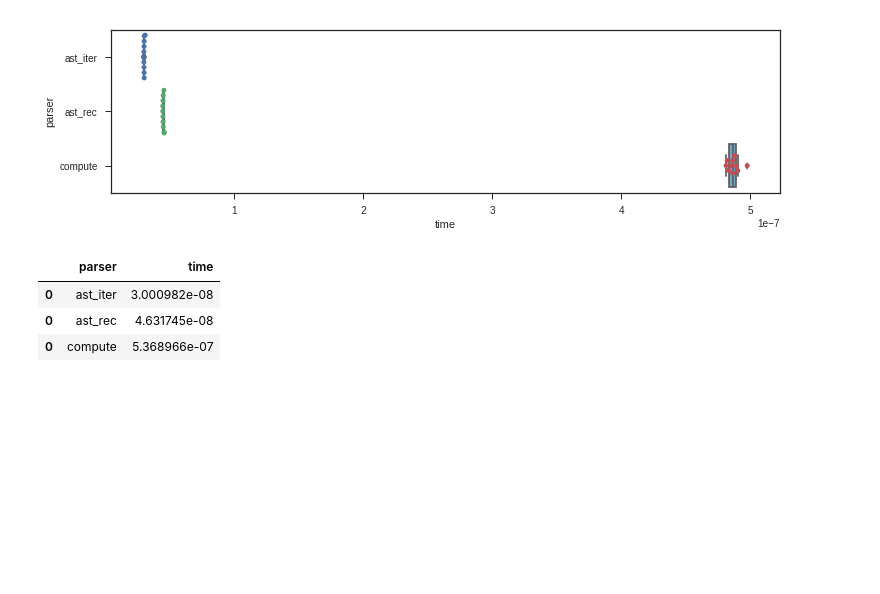
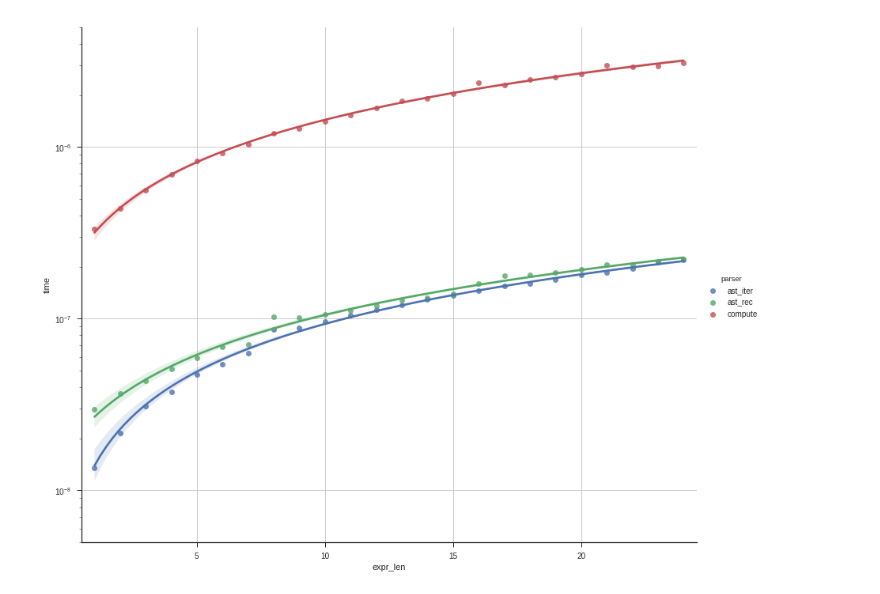
Before and after one commit to VictorDenisov/calc, a Jupyter notebook: benchmark.ipynb, the cells around one changed output. Saved outputs shown, nothing was run; the diff lists cells and outputs as text; code cells hidden in the pictures; blank space fills up the shorter version.

Commit message:
Switch to graphs by expression length instead

```diff
--- a/benchmark.ipynb
+++ b/benchmark.ipynb
@@ -2,38 +2,33 @@
 import subprocess
 import time
 
-def run_once(parser, iter_num=10000000):
+def run_once(parser, *, iter_num=10000000, expr='2+2*x'):
     start_time = time.monotonic()
-    subprocess.run(['./main', '-p', parser, '-n', str(iter_num), '-x', '4', '2+2*x'])
+    subprocess.run(['./main', '-p', parser, '-n', str(iter_num), '-x', '4', expr])
     end_time = time.monotonic()
     return (end_time - start_time) / iter_num
 # %%
 dp = {}
 for parser in ['compute', 'ast_rec', 'ast_iter']:
     dp[parser] = d = []
-    for i in range(10):
-        d.append({'time': run_once(parser)})
+    for expr_len in range(1, 25):
+        d.append({'time': run_once(parser, expr='+'.join(['2'] * expr_len)), 'expr_len': expr_len})
 # %%
 import pandas
 df = pandas.concat({parser: pandas.io.json.json_normalize(d) for parser, d in dp.items()})
 df.reset_index(level=0, inplace=True)
 df.rename(columns={'level_0': 'parser'}, inplace=True)
-# %%
-import seaborn
-from matplotlib import pyplot
-import numpy
-f, ax = pyplot.subplots(figsize=(12, len(dp)))
-#ax.set_xscale("log")
-seaborn.set(style='ticks')
-seaborn.boxplot(x='time', y='parser', data=df, palette='RdBu')
-seaborn.swarmplot(x='time', y='parser', data=df)
-pyplot.show()
-# %% [output]
-[figure, removed]
-# %%
-df
-# %% [output]
-|  | parser | time |
-| 0 | ast_iter | 3.000982e-08 |
-| 0 | ast_rec | 4.631745e-08 |
-| 0 | compute | 5.368966e-07 |
+# %%
+import seaborn
+from matplotlib import pyplot
+import numpy
+
+seaborn.lmplot(x='expr_len', y='time', hue="parser", data=df, truncate=True, size=10, aspect=1.2)
+pyplot.xlim(0.5, 24.5)
+pyplot.ylim(5e-9, 5e-6)
+pyplot.grid(True)
+pyplot.yscale("log")
+
+pyplot.show()
+# %% [output]
+[figure, added]
```
